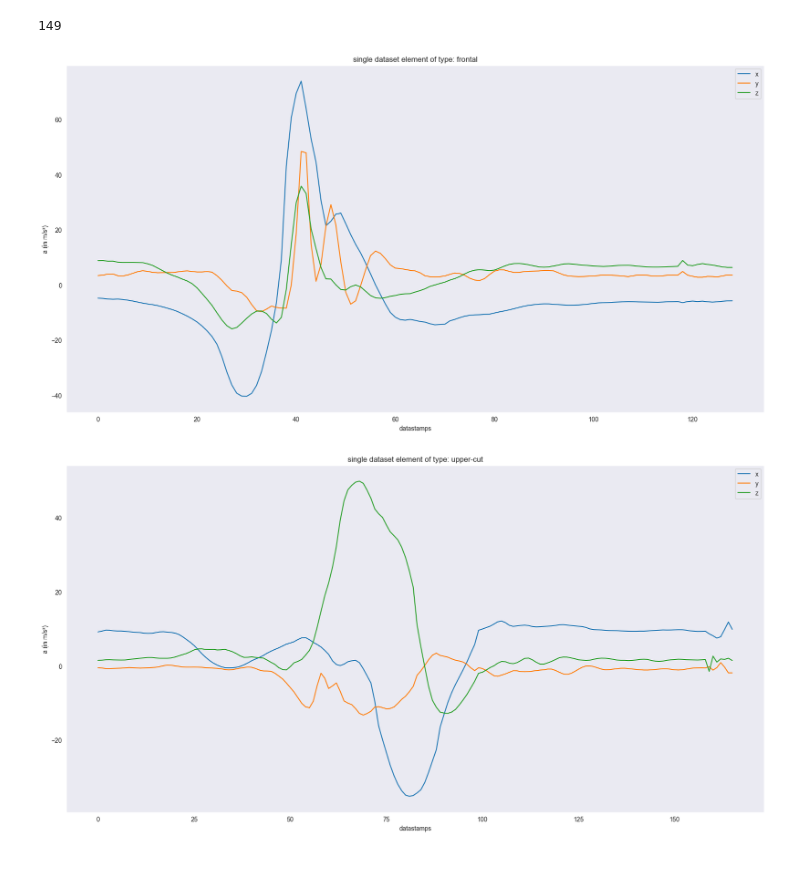
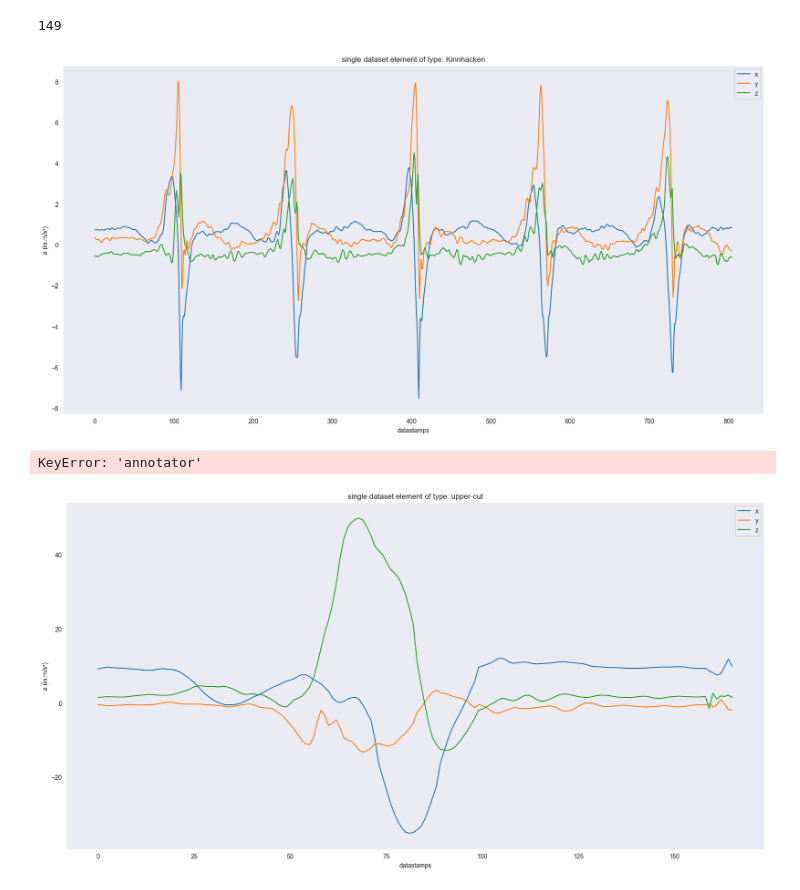
Before and after one commit to lalul335/Boxschlag-Klassifikation, a Jupyter notebook: jupyter_tutorials-master/Dataset_Analysis/accelerodata_first_analysis.ipynb, the cells around one changed output. Drawn from its saved outputs; the diff is of its cells as text; code cells hidden in the pictures; blank space fills up the shorter version.

```diff
--- a/jupyter_tutorials-master/Dataset_Analysis/accelerodata_first_analysis.ipynb
+++ b/jupyter_tutorials-master/Dataset_Analysis/accelerodata_first_analysis.ipynb
@@ -156,10 +155,11 @@ plot_ds(ds[0:1],saveImage=True,imageName='accelero_punch_raw_data.png') # show o
 ds[0]['count']
 # %% [output]
 149
-# %%
-plot_ds_element(ds[11])
-# %% [output]
-[figure, removed]
+# %%
+plot_ds_element(df[0])
+# %% [output]
+[figure, added]
+KeyError: 'annotator'
 # %%
 plot_ds_element(ds[9])
 # %% [output]
```
Also changed, not shown: parts of 9 cells of this notebook, 1 other file.
